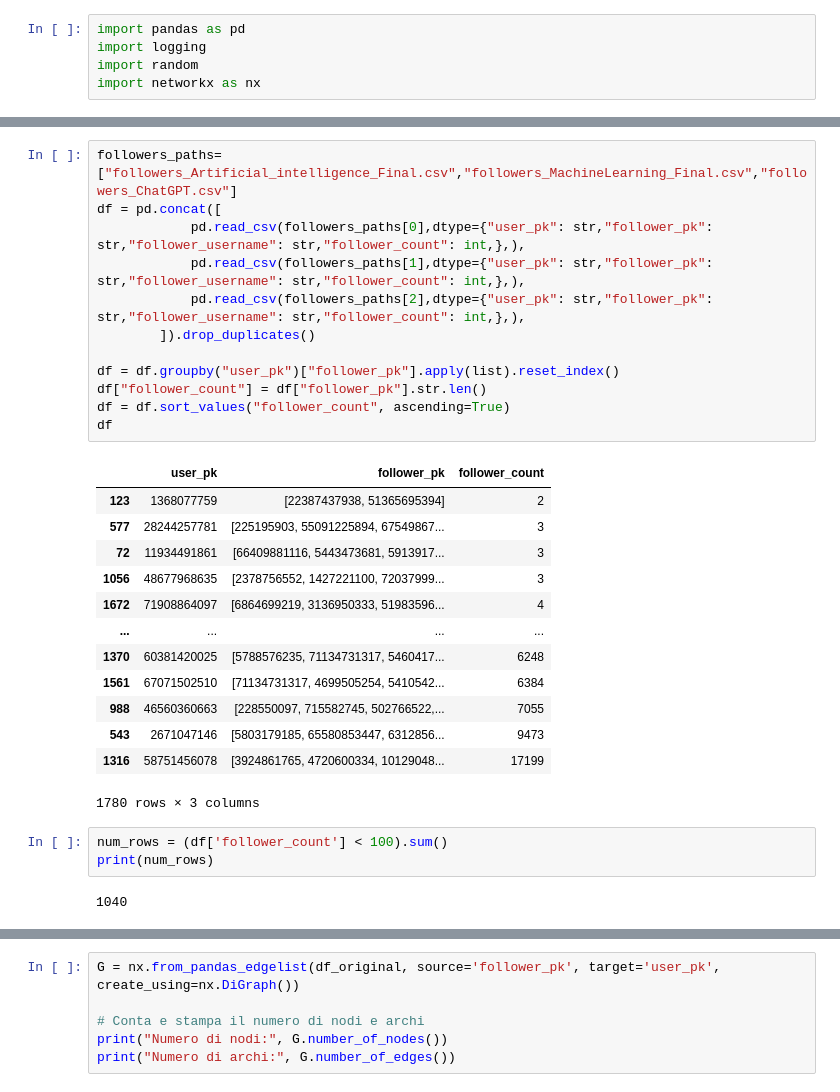
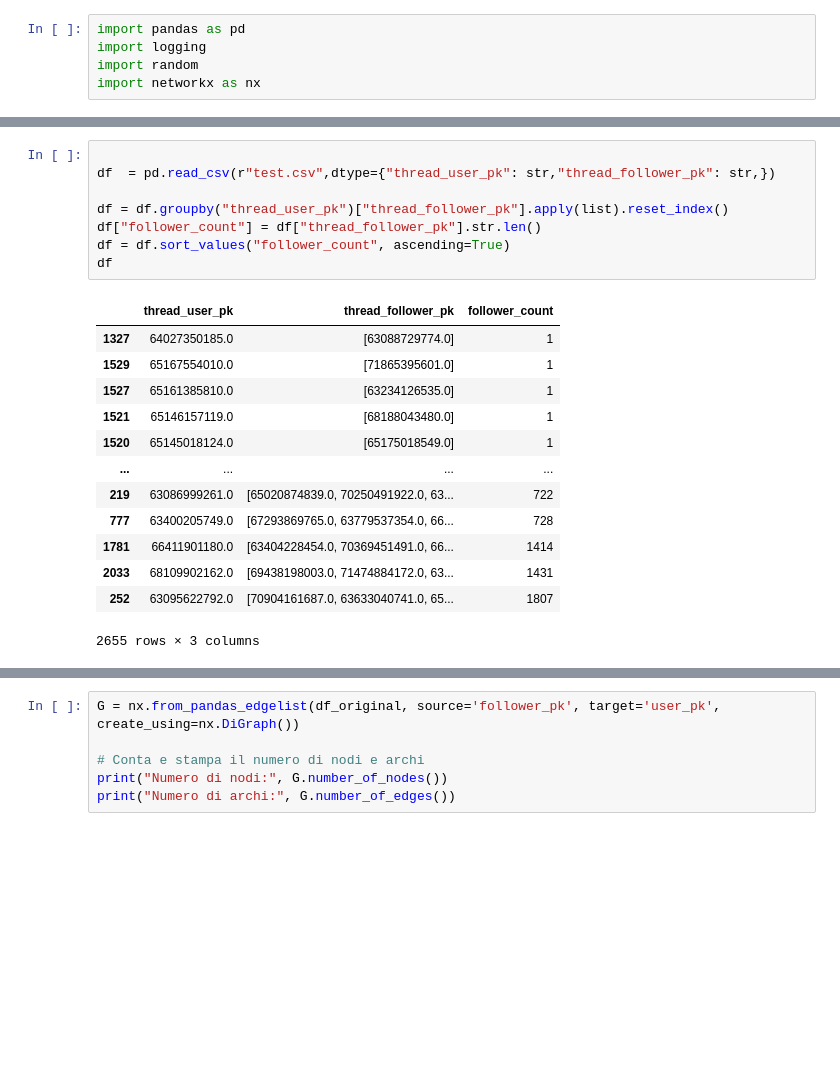
Before and after one commit to Alexis2628/progettoasnm, a Jupyter notebook: Code/data_extraction/Test_Graph.ipynb, the cells around one changed output, grey strips where cells are left out. Cells and saved outputs as stored; diff of their text form; blank space fills up the shorter version.

```diff
--- a/Code/data_extraction/Test_Graph.ipynb
+++ b/Code/data_extraction/Test_Graph.ipynb
@@ -67,34 +58,25 @@ Nodi isolati: 287804
 # %%
-followers_paths=["followers_Artificial_intelligence_Final.csv","followers_MachineLearning_Final.csv","followers_ChatGPT.csv"]
-df = pd.concat([
-            pd.read_csv(followers_paths[0],dtype={"user_pk": str,"follower_pk": str,"follower_username": str,"follower_count": int,},),
-            pd.read_csv(followers_paths[1],dtype={"user_pk": str,"follower_pk": str,"follower_username": str,"follower_count": int,},),
-            pd.read_csv(followers_paths[2],dtype={"user_pk": str,"follower_pk": str,"follower_username": str,"follower_count": int,},),
-        ]).drop_duplicates()
 
-df = df.groupby("user_pk")["follower_pk"].apply(list).reset_index()
-df["follower_count"] = df["follower_pk"].str.len()
+df  = pd.read_csv(r"test.csv",dtype={"thread_user_pk": str,"thread_follower_pk": str,})
+
+df = df.groupby("thread_user_pk")["thread_follower_pk"].apply(list).reset_index()
+df["follower_count"] = df["thread_follower_pk"].str.len()
 df = df.sort_values("follower_count", ascending=True)
 df
 # %% [output]
-|  | user_pk | follower_pk | follower_count |
-| 123 | 1368077759 | [22387437938, 51365695394] | 2 |
-| 577 | 28244257781 | [225195903, 55091225894, 67549867... | 3 |
-| 72 | 11934491861 | [66409881116, 5443473681, 5913917... | 3 |
-| 1056 | 48677968635 | [2378756552, 1427221100, 72037999... | 3 |
-| 1672 | 71908864097 | [6864699219, 3136950333, 51983596... | 4 |
+|  | thread_user_pk | thread_follower_pk | follower_count |
+| 1327 | 64027350185.0 | [63088729774.0] | 1 |
+| 1529 | 65167554010.0 | [71865395601.0] | 1 |
+| 1527 | 65161385810.0 | [63234126535.0] | 1 |
+| 1521 | 65146157119.0 | [68188043480.0] | 1 |
+| 1520 | 65145018124.0 | [65175018549.0] | 1 |
 | ... | ... | ... | ... |
-| 1370 | 60381420025 | [5788576235, 71134731317, 5460417... | 6248 |
-| 1561 | 67071502510 | [71134731317, 4699505254, 5410542... | 6384 |
-| 988 | 46560360663 | [228550097, 715582745, 502766522,... | 7055 |
-| 543 | 2671047146 | [5803179185, 65580853447, 6312856... | 9473 |
-| 1316 | 58751456078 | [3924861765, 4720600334, 10129048... | 17199 |
+| 219 | 63086999261.0 | [65020874839.0, 70250491922.0, 63... | 722 |
+| 777 | 63400205749.0 | [67293869765.0, 63779537354.0, 66... | 728 |
+| 1781 | 66411901180.0 | [63404228454.0, 70369451491.0, 66... | 1414 |
+| 2033 | 68109902162.0 | [69438198003.0, 71474884172.0, 63... | 1431 |
+| 252 | 63095622792.0 | [70904161687.0, 63633040741.0, 65... | 1807 |
-1780 rows × 3 columns
+2655 rows × 3 columns
-# %%
-num_rows = (df['follower_count'] < 100).sum()
-print(num_rows)
-# %% [output]
-1040
 # %%
 import pandas as pd
 
```
Also changed, not shown: parts of 5 cells of this notebook, 29 other files.
